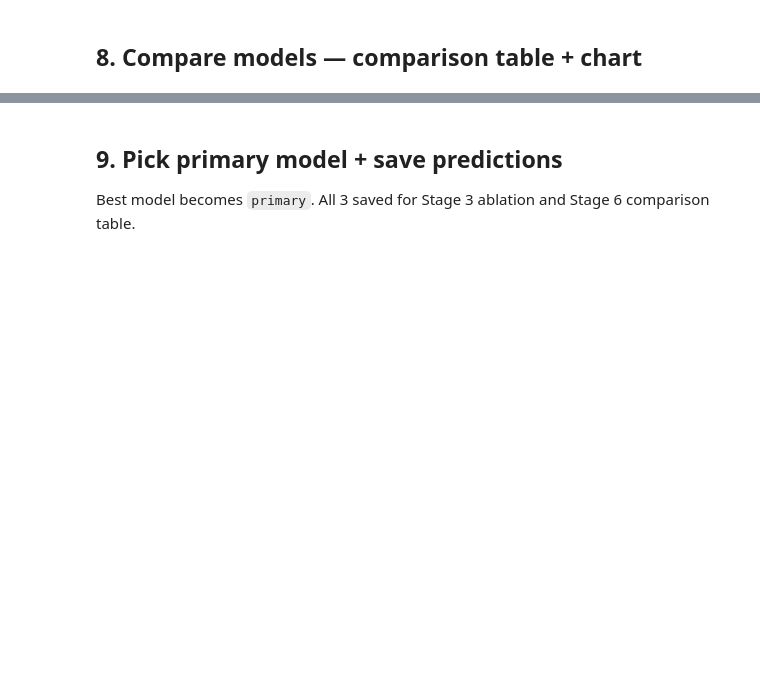
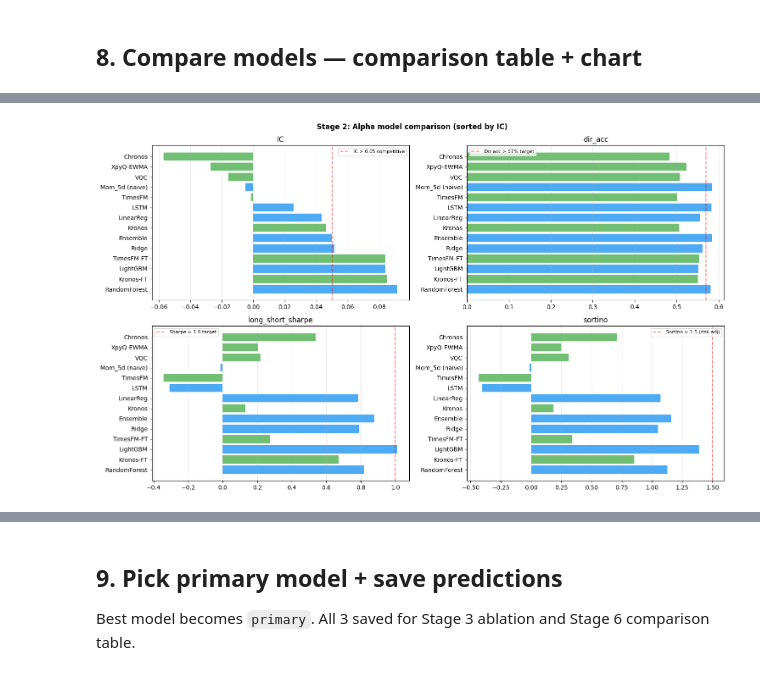
Before and after one commit to dhyutin/Qubitrade, a Jupyter notebook: 02_alpha_models.ipynb, the cells around one changed output, grey strips where cells are left out. Cells and saved outputs as stored; diff of their text form; code cells hidden in the pictures; blank space fills up the shorter version.

Commit message:
alpha signals + ui + more expts

```diff
--- a/02_alpha_models.ipynb
+++ b/02_alpha_models.ipynb
@@ -213,0 +272,16 @@ Metric functions defined: compute_ic, directional_accuracy, long_short_sharpe, s
+# %%
+# Use mom_5d signal as a direct prediction (no model)
+# Pick rank-normalized version if available, else raw
+baseline_col = 'mom_5d_rank' if 'mom_5d_rank' in X_test.columns else 'mom_5d'
+print(f'Using baseline signal: {baseline_col}')
+
+mom5d_pred_test = X_test[baseline_col].fillna(0).rename('mom5d_pred')
+mom5d_scores    = score_model('Mom_5d (naive)', mom5d_pred_test, y_test)
+
+print(f'\nmom_5d naive baseline scores on test:')
+for k, v in mom5d_scores.items():
+    if k != 'model':
+        print(f'  {k:18s} = {v:.4f}' if isinstance(v, (int, float)) and not np.isnan(v) else f'  {k:18s} = {v}')
+
+check('mom_5d baseline scored', not np.isnan(mom5d_scores['IC']),
+      f'IC={mom5d_scores["IC"]:.4f}', critical=False)
@@ -934,32 +1606,66 @@ check('Kronos predictions made', (kronos_pred_test != 0).any(),
 # %% [markdown]
 ## 8. Compare models — comparison table + chart
 # %%
-results_df = pd.DataFrame([lgb_scores, chronos_scores, vqc_scores, xpyq_scores, timesfm_scores, kronos_scores]).set_index('model')
-print('=' * 60)
-print(' ALPHA MODEL COMPARISON (test set)')
-print('=' * 60)
+# Collect all available *_scores variables (defensive — skip missing models)
+score_candidates = [
+    ('mom5d_scores',     'Mom_5d'),
+    ('xpyq_scores',      'XpyQ-EWMA'),
+    ('linear_scores',    'LinearReg'),
+    ('ridge_scores',     'Ridge'),
+    ('rf_scores',        'RandomForest'),
+    ('lgb_scores',       'LightGBM'),
+    ('vqc_scores',       'VQC'),
+    ('lstm_scores',      'LSTM'),
+    ('chronos_scores',   'Chronos'),
+    ('timesfm_scores',   'TimesFM'),
+    ('timesfm_ft_scores','TimesFM-FT'),
+    ('kronos_scores',    'Kronos'),
+    ('kronos_ft_scores', 'Kronos-FT'),
+    ('ensemble_scores',  'Ensemble'),
+]
+all_scores = []
+for var, _ in score_candidates:
+    if var in globals() and globals()[var] is not None:
+        all_scores.append(globals()[var])
+
+results_df = pd.DataFrame(all_scores).set_index('model')
+
+# Show all metrics
+print('=' * 72)
+print(' FULL TIME-SERIES METRICS PER MODEL')
+print('=' * 72)
 display(results_df.round(4))
 
 results_df.to_csv(os.path.join(DATA_DIR, 'stage2_model_comparison.csv'))
 
-# Bar chart
-fig, axes = plt.subplots(1, 3, figsize=(14, 4))
-for ax, metric in zip(axes, ['IC', 'dir_acc', 'long_short_sharpe']):
-    vals = results_df[metric].fillna(0)
-    colors = ['#4caf50' if 'VQC' in m else '#2196f3' for m in vals.index]
-    ax.bar(vals.index, vals.values, color=colors, alpha=0.8)
+# Key metrics summary plot — 4 panels
+import matplotlib.pyplot as plt
+fig, axes = plt.subplots(2, 2, figsize=(15, 9))
+fig.suptitle('Stage 2: Alpha model comparison (sorted by IC)', fontweight='bold')
+
+sorted_df = results_df.sort_values('IC', ascending=False)
+colors = ['#4caf50' if any(q in m for q in ['VQC', 'XpyQ', 'Chronos', 'Kronos', 'TimesFM']) else '#2196f3'
+          for m in sorted_df.index]
+
+for ax, metric, target, label in [
+    (axes[0, 0], 'IC',                 0.05, 'IC > 0.05 competitive'),
+    (axes[0, 1], 'dir_acc',            0.57, 'Dir acc > 57% target'),
+    (axes[1, 0], 'long_short_sharpe',  1.0,  'Sharpe > 1.0 target'),
+    (axes[1, 1], 'sortino',            1.5,  'Sortino > 1.5 (risk-adj)'),
+]:
+    vals = sorted_df[metric].fillna(0)
+    ax.barh(vals.index, vals.values, color=colors, alpha=0.8)
+    ax.axvline(target, color='red', linestyle='--', alpha=0.5, label=label)
     ax.set_title(metric)
-    ax.axhline(0, color='black', linewidth=0.5)
-    ax.grid(alpha=0.3, axis='y')
-    if metric == 'IC':
-        ax.axhline(0.05, color='red', linestyle='--', alpha=0.5, label='IC=0.05 competitive')
-        ax.legend(fontsize=8)
-    elif metric == 'dir_acc':
-        ax.axhline(0.57, color='red', linestyle='--', alpha=0.5, label='57% target')
-        ax.legend(fontsize=8)
-    elif metric == 'long_short_sharpe':
-        ax.axhline(1.0, color='red', linestyle='--', alpha=0.5, label='Sharpe=1.0 target')
-        ax.legend(fontsize=8)
-plt.suptitle('Stage 2: Alpha model comparison vs hackathon targets', fontweight='bold')
+    ax.legend(fontsize=8)
+    ax.grid(alpha=0.3, axis='x')
+
 plt.tight_layout()
 plt.show()
+
+# Extra: print top-3 models per metric
+print('\nTop-3 by each key metric:')
+for metric in ['IC', 'dir_acc', 'long_short_sharpe', 'sortino', 'calmar', 'cum_return']:
+    top3 = results_df[metric].sort_values(ascending=False).head(3)
+    print(f'  {metric:20s}: {dict(zip(top3.index, top3.round(4).values))}')
+# %% [output]
@@ -965,0 +1691 @@ plt.show()
+[figure, added]
```
Also changed, not shown: parts of 22 cells of this notebook, 12 other files.
